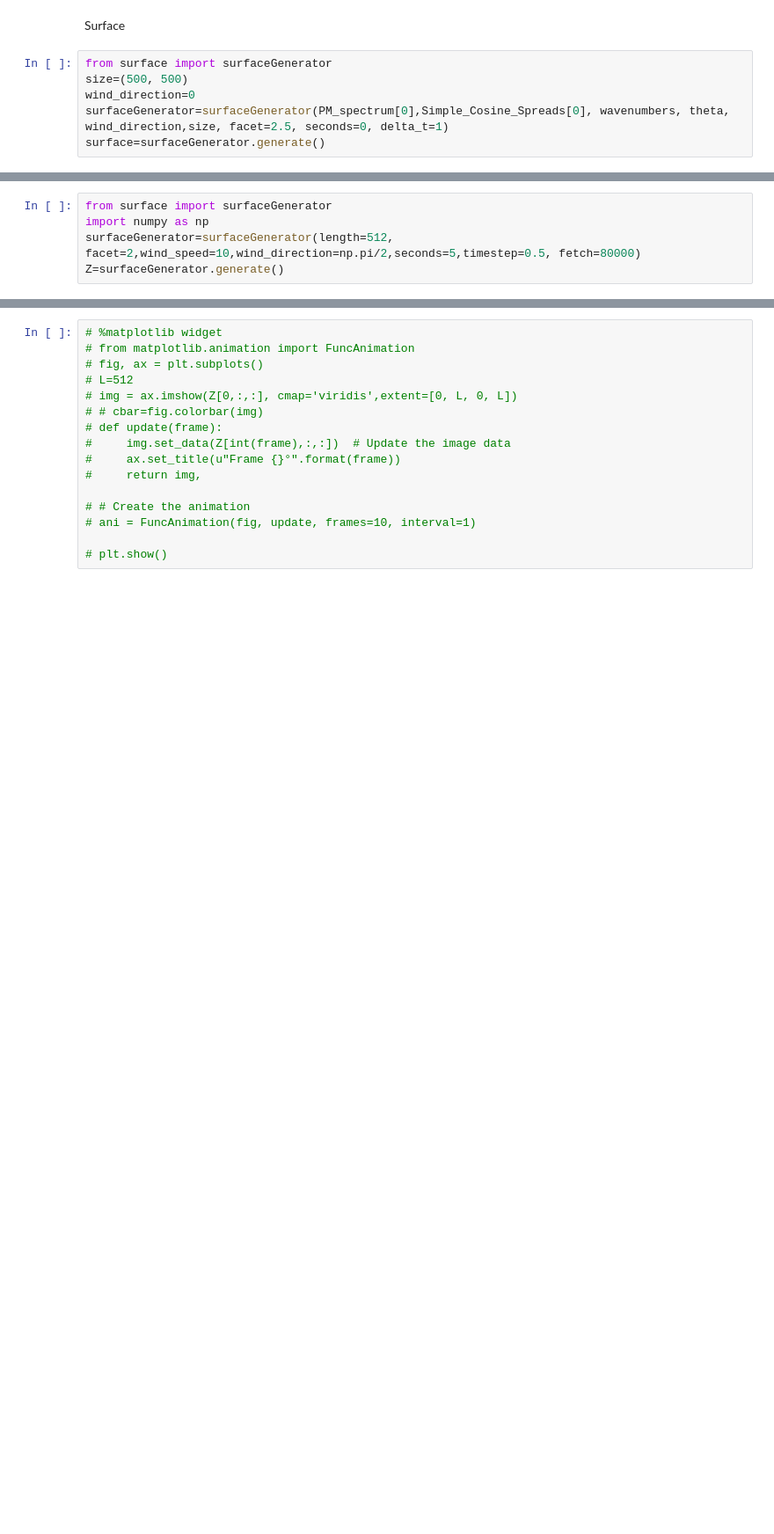
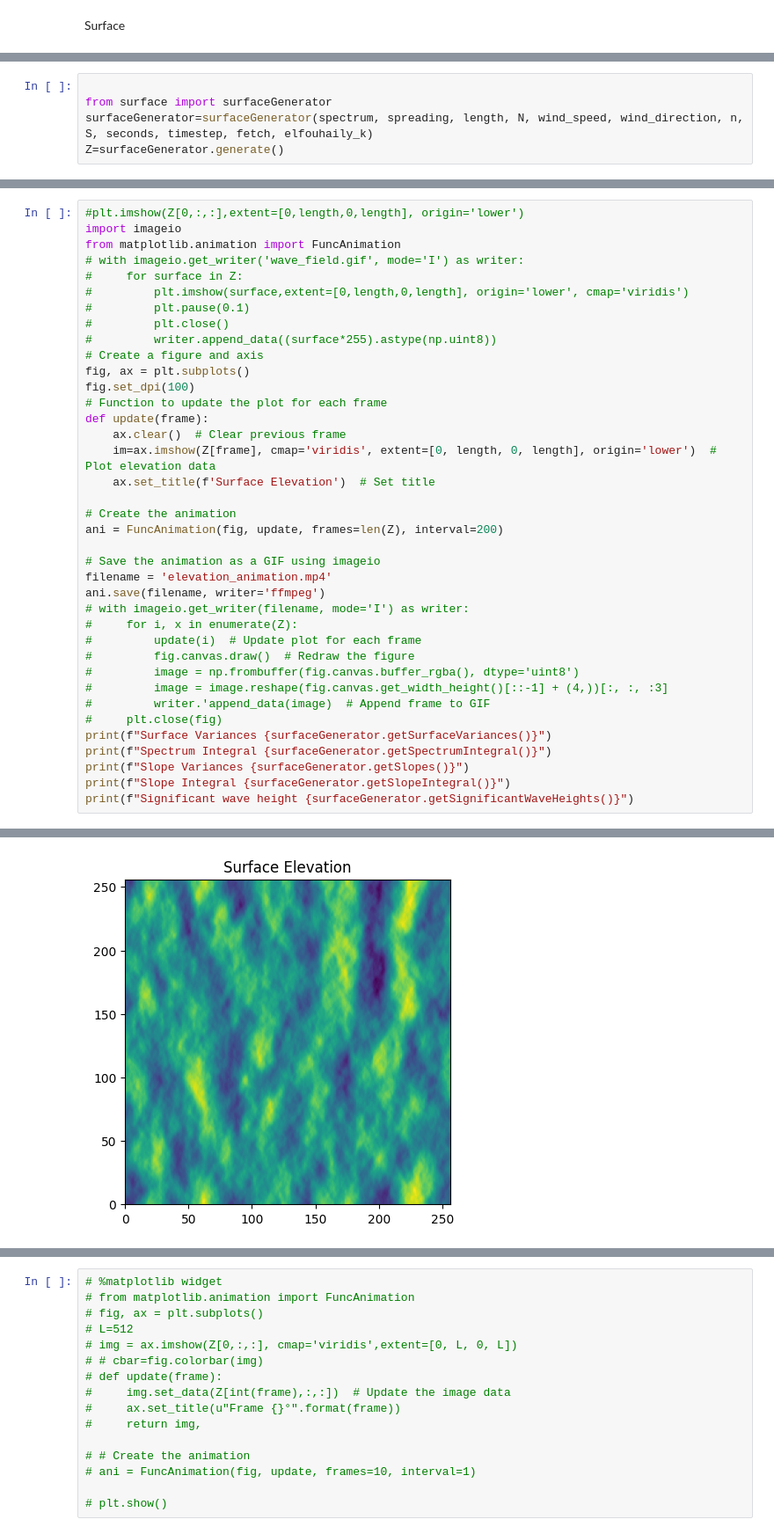
Before and after one commit to eltjonqef/OceanSARImagingSimulator, a Jupyter notebook: simulation.ipynb, the cells around one changed output, grey strips where cells are left out. Shown: that part at 88% size. Cells and saved outputs as stored; diff of their text form; blank space fills up the shorter version.

```diff
--- a/simulation.ipynb
+++ b/simulation.ipynb
@@ -1,8 +1,2 @@
 # %% [markdown]
 Surface
-# %%
-from surface import surfaceGenerator
-size=(500, 500)
-wind_direction=0
-surfaceGenerator=surfaceGenerator(PM_spectrum[0],Simple_Cosine_Spreads[0], wavenumbers, theta, wind_direction,size, facet=2.5, seconds=0, delta_t=1)
-surface=surfaceGenerator.generate()
@@ -42,5 +34,5 @@ print(f"Integral {np.trapz(np.trapz(A,wavenumbers, axis=0), x=theta, axis=0)}")
 # %%
+
 from surface import surfaceGenerator
-import numpy as np
-surfaceGenerator=surfaceGenerator(length=512, facet=2,wind_speed=10,wind_direction=np.pi/2,seconds=5,timestep=0.5, fetch=80000)
+surfaceGenerator=surfaceGenerator(spectrum, spreading, length, N, wind_speed, wind_direction, n, S, seconds, timestep, fetch, elfouhaily_k)
 Z=surfaceGenerator.generate()
@@ -46,0 +43,39 @@ Z=surfaceGenerator.generate()
+# %%
+#plt.imshow(Z[0,:,:],extent=[0,length,0,length], origin='lower')
+import imageio
+from matplotlib.animation import FuncAnimation
+# with imageio.get_writer('wave_field.gif', mode='I') as writer:
+#     for surface in Z:
+#         plt.imshow(surface,extent=[0,length,0,length], origin='lower', cmap='viridis')
+#         plt.pause(0.1)
+#         plt.close()
+#         writer.append_data((surface*255).astype(np.uint8))
+# Create a figure and axis
+fig, ax = plt.subplots()
+fig.set_dpi(100)
+# Function to update the plot for each frame
+def update(frame):
+    ax.clear()  # Clear previous frame
+    im=ax.imshow(Z[frame], cmap='viridis', extent=[0, length, 0, length], origin='lower')  # Plot elevation data
+    ax.set_title(f'Surface Elevation')  # Set title
+
+# Create the animation
+ani = FuncAnimation(fig, update, frames=len(Z), interval=200)
+
+# Save the animation as a GIF using imageio
+filename = 'elevation_animation.mp4'
+ani.save(filename, writer='ffmpeg')
+# with imageio.get_writer(filename, mode='I') as writer:
+#     for i, x in enumerate(Z):
+#         update(i)  # Update plot for each frame
+#         fig.canvas.draw()  # Redraw the figure
+#         image = np.frombuffer(fig.canvas.buffer_rgba(), dtype='uint8')
+#         image = image.reshape(fig.canvas.get_width_height()[::-1] + (4,))[:, :, :3]
+#         writer.'append_data(image)  # Append frame to GIF
+#     plt.close(fig)
+print(f"Surface Variances {surfaceGenerator.getSurfaceVariances()}")
+print(f"Spectrum Integral {surfaceGenerator.getSpectrumIntegral()}")
+print(f"Slope Variances {surfaceGenerator.getSlopes()}")
+print(f"Slope Integral {surfaceGenerator.getSlopeIntegral()}")
+print(f"Significant wave height {surfaceGenerator.getSignificantWaveHeights()}")
+# %% [output]
@@ -46,0 +87 @@ Z=surfaceGenerator.generate()
+[figure, added]
```
Also changed, not shown: parts of 17 cells of this notebook, 1 other file.
